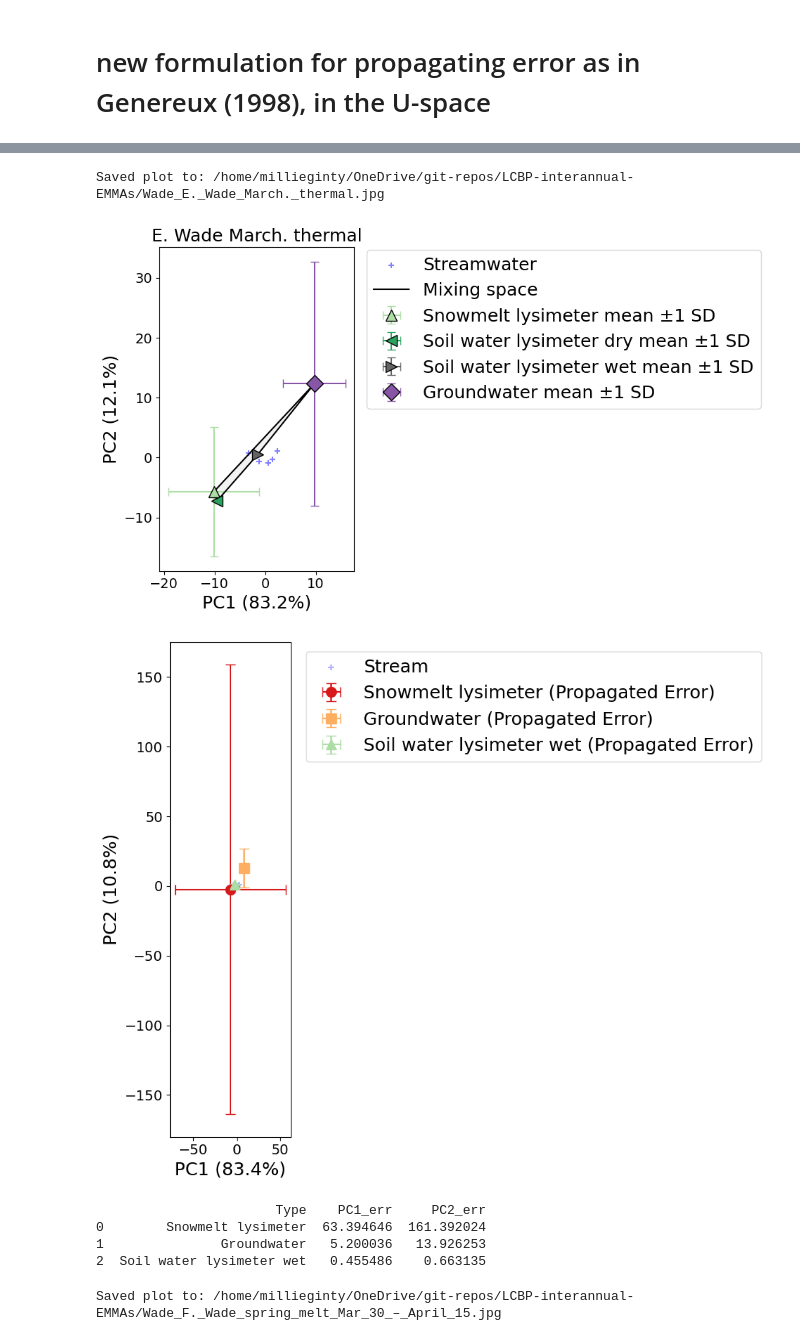
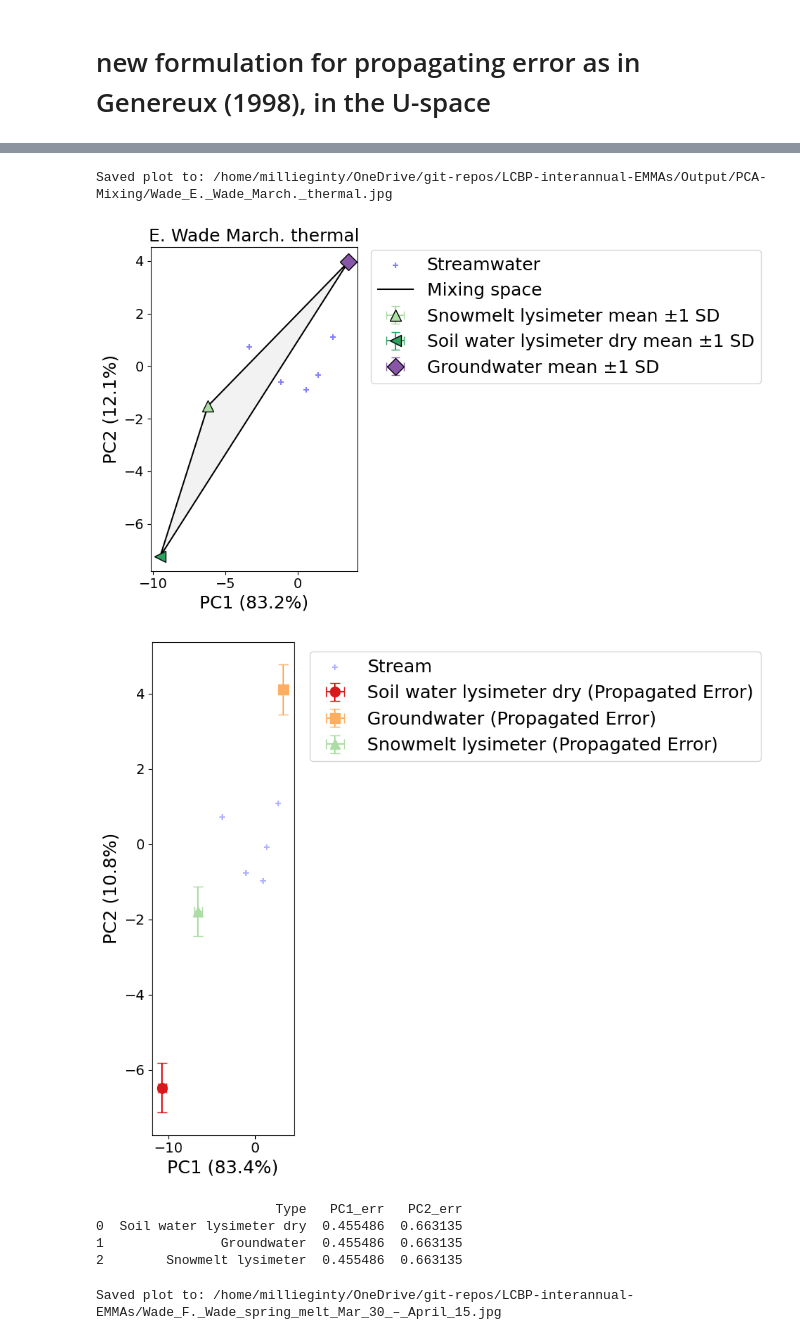
Before and after one commit to MeganEDuffy/LCBP-interannual-EMMAs, a Jupyter notebook: Notebooks/RI23_Wade_PCAwError.ipynb, the cells around one changed output, grey strips where cells are left out. Drawn from its saved outputs; the diff is of its cells as text; code cells hidden in the pictures.

```diff
--- a/Notebooks/RI23_Wade_PCAwError.ipynb
+++ b/Notebooks/RI23_Wade_PCAwError.ipynb
@@ -126,53 +134,62 @@ analytical_precision_ri23 = {
 
     # Adding in RI22 and RI25 groundwater samples to try and reduce uncertainty
         # RIRI22-0860 Bear Pond GW
         # RI22-0859 High Pond GW
         # RI25-1111 Baseflow
         # RI25-1126 Baseflow
         # RI25-1183 Baseflow
         # RI25-1201 Baseflow
         # RI25-1290 Basedlow
 
 ep.plot_event_pca_with_avgEM(
     data=df,
     site="Wade",
     start_date="2023-03-21 00:00:00",
     end_date="2023-03-26 00:00:00",
-    endmember_ids=["RI23-5018", "RI23-5006", # Groundwater samples from Wade wells
-                   "RI23-1034", # Baseflow from 2023
-                   "RI22-0860", "RI22-0859", # RI22 Groundwater samples
-                   "RI25-1111", "RI25-1126", "RI25-1183", "RI25-1201", "RI25-1290", # RI25 Baseflow samples
-                   "RI23-5005", "RI23-1063", "RI23-1098", # Snowmelt lysimeter samples
-                   "RI23-5009",
-                   "RI23-5011"], # Soil water lysimeter sample
+    endmember_ids=[
+                   #"RI23-5018", "RI23-5006", # Homeowner well groundwater March 2023
+                   #"RI22-0860", "RI22-0859", # Homeowner well groundwater 2022
+                   "RI23-1034", # Pre-event baseflow, labeled as GW in Wade index
+                   #"RI25-1111", "RI25-1126", "RI25-1183", "RI25-1201", "RI25-1290", # 2025 baseflow samples
+                   #"RI23-5005", # Snowmelt lysimeter 02/15/2023
+                   "RI23-1063", # Snowmelt lysimeter 3/28
+                   #"RI23-1098", # Snowmelt lysimeter 04/11/2023
+                   "RI23-5009", # Soil water lysimeter sample
+                   #"RI23-5011", # Soil water lysimeter wet 4/12
+                   ],
     title="E. Wade March. thermal"
 )
 
 stats_em, pca_model, scaler_model = ep.plot_event_pca_with_error(
     data=df,
     site="Wade",
     start_date="2023-03-21 00:00:00",
     end_date="2023-03-26 00:00:00",
-    endmember_ids=["RI23-5018", "RI23-5006", # Groundwater samples from Wade wells
-                   "RI23-1034", # Baseflow from 2023
-                   "RI22-0860", "RI22-0859", # RI22 Groundwater samples
-                   "RI25-1111", "RI25-1126", "RI25-1183", "RI25-1201", "RI25-1290", # RI25 Baseflow samples
-                   "RI23-5005", "RI23-1063", # Snowmelt lysimeter samples
-                   "RI23-5011"], # Soil water lysimeter sample
+    endmember_ids=[
+                   #"RI23-5018", "RI23-5006", # Homeowner well groundwater March 2023
+                   #"RI22-0860", "RI22-0859", # Homeowner well groundwater 2022
+                   "RI23-1034", # Pre-event baseflow, labeled as GW in Wade index
+                   #"RI25-1111", "RI25-1126", "RI25-1183", "RI25-1201", "RI25-1290", # 2025 baseflow samples
+                   #"RI23-5005", # Snowmelt lysimeter 02/15/2023
+                   "RI23-1063", # Snowmelt lysimeter 3/28
+                   #"RI23-1098", # Snowmelt lysimeter 04/11/2023
+                   "RI23-5009", # Soil water lysimeter sample
+                   #"RI23-5011", # Soil water lysimeter wet 4/12
+                   ],
     analytical_dict=analytical_precision_ri23, # Pass the error dictionary here
     title="E. Wade March. thermal"
 )
 
 # Now 'stats_em' contains your PC1_err and PC2_err for each endmember!
 print(stats_em[['Type', 'PC1_err', 'PC2_err']])
 # %% [output]
-Saved plot to: /home/millieginty/OneDrive/git-repos/LCBP-interannual-EMMAs/Wade_E._Wade_March._thermal.jpg
+Saved plot to: /home/millieginty/OneDrive/git-repos/LCBP-interannual-EMMAs/Output/PCA-Mixing/Wade_E._Wade_March._thermal.jpg
-[figure, old version]
+[figure, new version]
-[figure, old version]
+[figure, new version]
-                       Type    PC1_err     PC2_err
-0        Snowmelt lysimeter  63.394646  161.392024
-1               Groundwater   5.200036   13.926253
-2  Soil water lysimeter wet   0.455486    0.663135
+                       Type   PC1_err   PC2_err
+0  Soil water lysimeter dry  0.455486  0.663135
+1               Groundwater  0.455486  0.663135
+2        Snowmelt lysimeter  0.455486  0.663135
 # %%
 import sys
 sys.path.append("/home/millieginty/OneDrive/git-repos/LCBP-interannual-EMMAs/")
```
Also changed, not shown: parts of 1 cell of this notebook, 7 other files.
